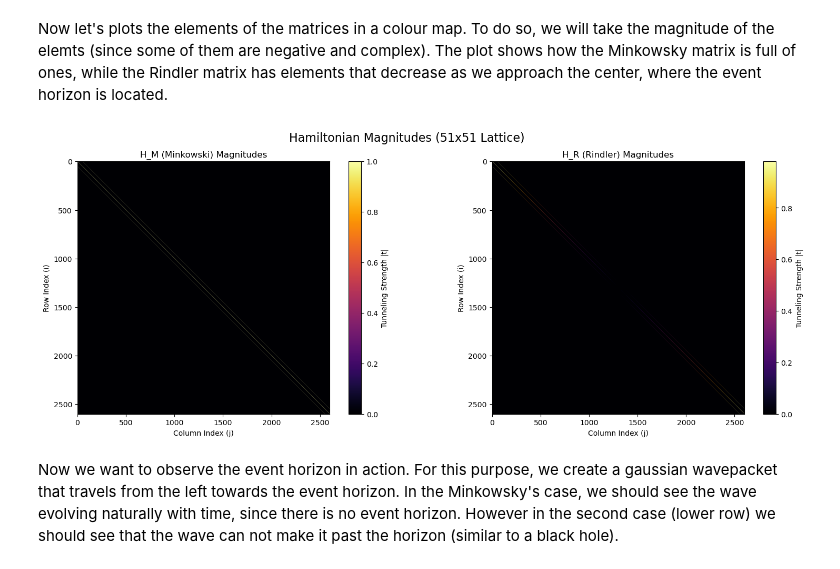
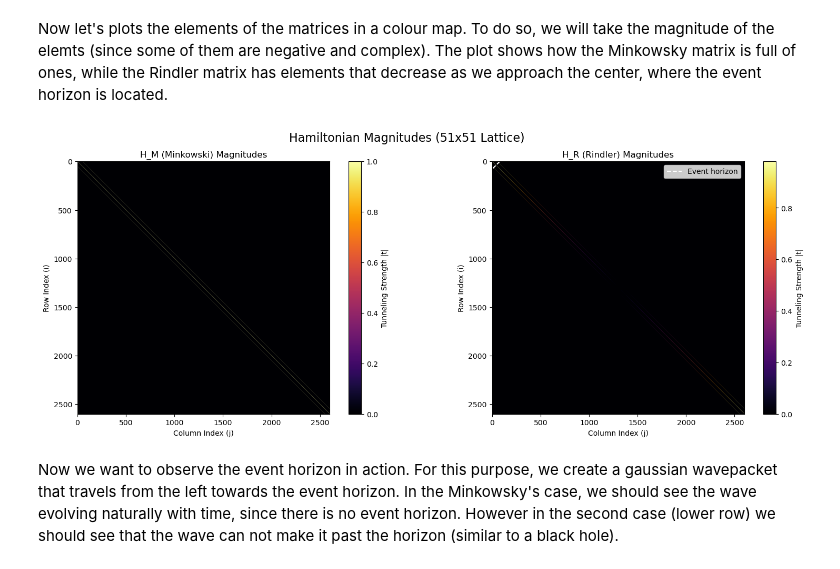
Before and after one commit to Ruba18-Code/Unruh_effect, a Jupyter notebook: unruh_eff.ipynb, the cells around one changed output. Drawn from its saved outputs; the diff is of its cells as text; code cells hidden in the pictures.

```diff
--- a/unruh_eff.ipynb
+++ b/unruh_eff.ipynb
@@ -32,34 +32,36 @@ Now let's plots the elements of the matrices in a colour map. To do so, we will
 # Create figure with 2 subplots
 fig, (ax1, ax2) = plt.subplots(1, 2, figsize=(16, 6))
 fig.suptitle(f"Hamiltonian Magnitudes ({Lx}x{Ly} Lattice)", fontsize=16)
 
 # --- Plot 1: H_M-----------------------------------------------------------------------------------------
 # Convert to dense array and get magnitudes
 H_M_dense = H_M_coo.toarray()
 mags_M = np.abs(H_M_dense)
 
 im1 = ax1.imshow(mags_M, cmap='inferno')
 ax1.set_title("H_M (Minkowski) Magnitudes")
 ax1.set_xlabel("Column Index (j)")
 ax1.set_ylabel("Row Index (i)")
 fig.colorbar(im1, ax=ax1, label="Tunneling Strength |t|")
 
 # --- Plot 2: H_R------------------------------------------------------------------------------------------
 # Convert to dense array and get magnitudes
 H_R_dense = H_R_coo.toarray()
 mags_R = np.abs(H_R_dense)
 
 im2 = ax2.imshow(mags_R, cmap='inferno')
 ax2.set_title("H_R (Rindler) Magnitudes")
 ax2.set_xlabel("Column Index (j)")
 ax2.set_ylabel("Row Index (i)")
+ax2.plot([80,0],[0,80], linestyle='--', label='Event horizon', color='white')
+ax2.legend(loc='upper right')
 fig.colorbar(im2, ax=ax2, label="Tunneling Strength |t|")
 
 plt.tight_layout()
 plt.savefig('hamiltonian_magnitudes.pdf')
 plt.show()
 # %% [output]
-[figure, old version]
+[figure, new version]
 # %% [markdown]
 Now we want to observe the event horizon in action. For this purpose, we create a gaussian wavepacket that travels from the left towards the event horizon. In the Minkowsky's case, we should see the wave evolving naturally with time, since there is no event horizon. However in the second case (lower row) we should see that the wave can not make it past the horizon (similar to a black hole).
 # %%
```
Also changed, not shown: 1 other file.
